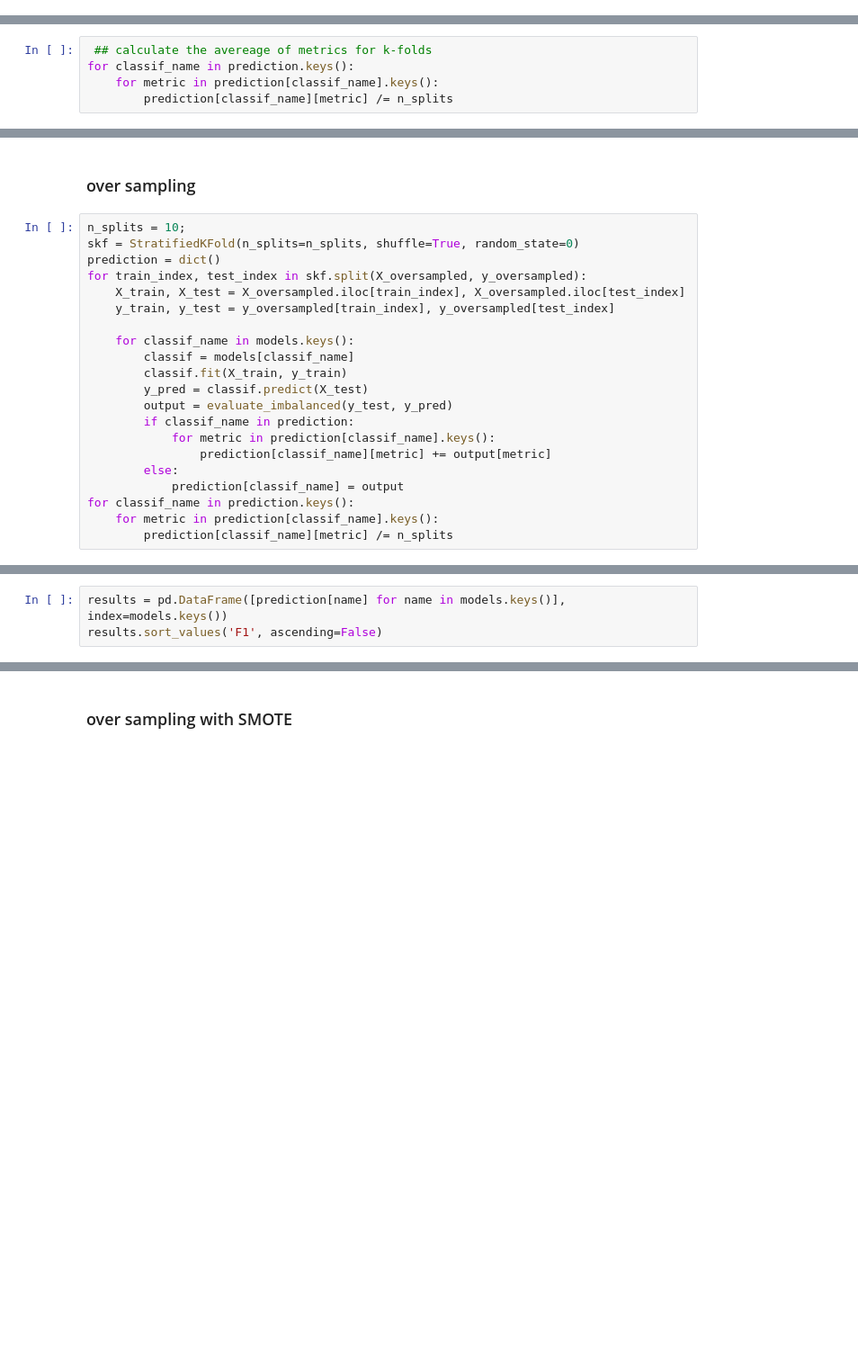
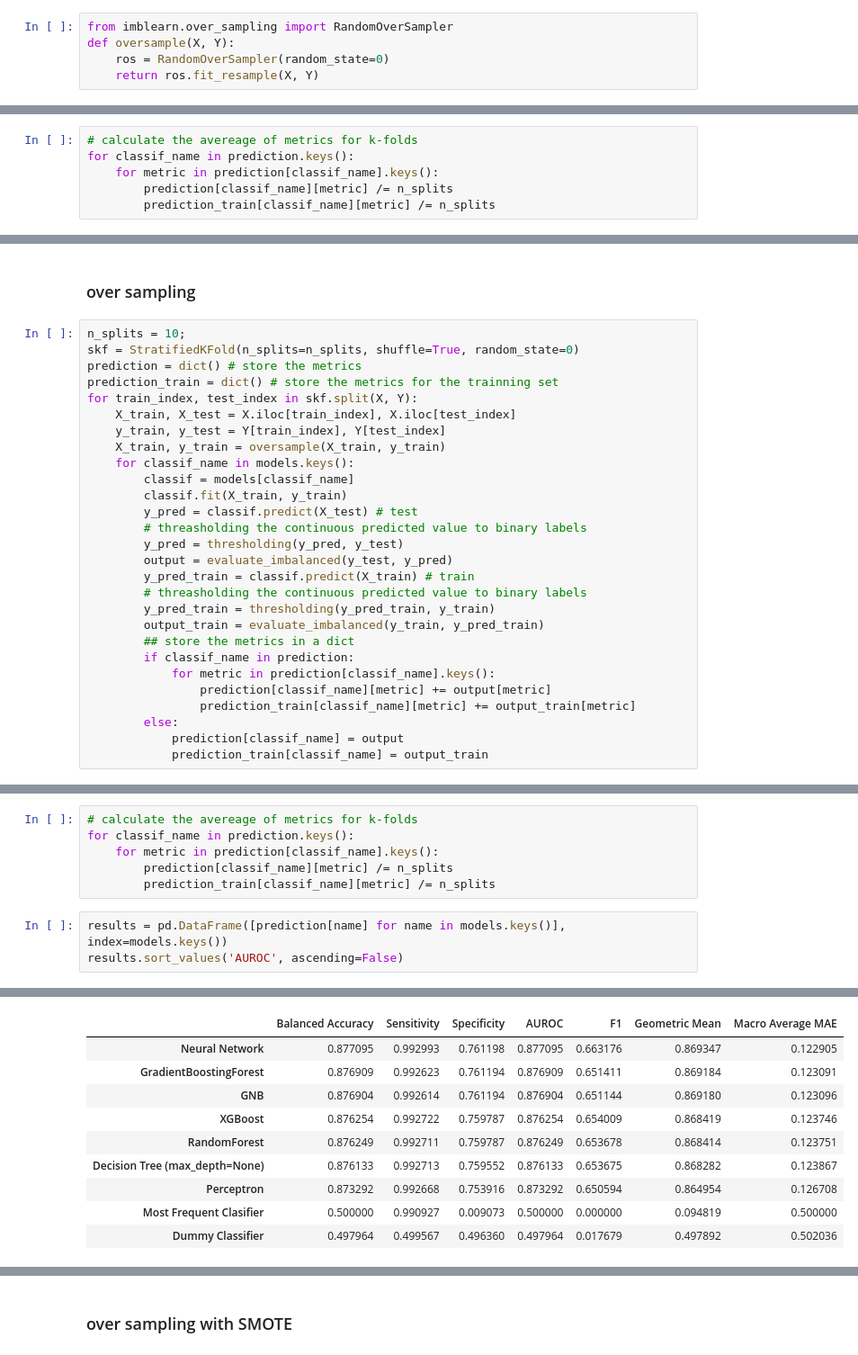
Before and after one commit to guojunseven/Data-Mining-Project, a Jupyter notebook: COVID19 Diagnosis Prediction.ipynb, the cells around one changed output, grey strips where cells are left out. Shown: that part at 90% size. Cells and saved outputs as stored; diff of their text form; blank space fills up the shorter version.

```diff
--- a/COVID19 Diagnosis Prediction.ipynb
+++ b/COVID19 Diagnosis Prediction.ipynb
@@ -1051,0 +1019,5 @@ x_train, x_test, y_train, y_test = train_test_split(X_selected, y_filled, test_s
+# %%
+from imblearn.over_sampling import RandomOverSampler
+def oversample(X, Y):
+    ros = RandomOverSampler(random_state=0)
+    return ros.fit_resample(X, Y)
@@ -1092,7 +1167,8 @@ NameError: name 'y' is not defined
 # %%
- ## calculate the avereage of metrics for k-folds
+# calculate the avereage of metrics for k-folds
 for classif_name in prediction.keys():
     for metric in prediction[classif_name].keys():
         prediction[classif_name][metric] /= n_splits
+        prediction_train[classif_name][metric] /= n_splits
 # %%
 results = pd.DataFrame([prediction[name] for name in models.keys()], index=models.keys())
@@ -1104,22 +1203,29 @@ KeyError: 'Perceptron'
 # %%
 n_splits = 10;
 skf = StratifiedKFold(n_splits=n_splits, shuffle=True, random_state=0)
-prediction = dict()
-for train_index, test_index in skf.split(X_oversampled, y_oversampled):
-    X_train, X_test = X_oversampled.iloc[train_index], X_oversampled.iloc[test_index]
-    y_train, y_test = y_oversampled[train_index], y_oversampled[test_index]
-
+prediction = dict() # store the metrics
+prediction_train = dict() # store the metrics for the trainning set
+for train_index, test_index in skf.split(X, Y):
+    X_train, X_test = X.iloc[train_index], X.iloc[test_index]
+    y_train, y_test = Y[train_index], Y[test_index]
+    X_train, y_train = oversample(X_train, y_train)
     for classif_name in models.keys():
         classif = models[classif_name]
         classif.fit(X_train, y_train)
-        y_pred = classif.predict(X_test)
+        y_pred = classif.predict(X_test) # test
+        # threasholding the continuous predicted value to binary labels
+        y_pred = thresholding(y_pred, y_test)
         output = evaluate_imbalanced(y_test, y_pred)
+        y_pred_train = classif.predict(X_train) # train
+        # threasholding the continuous predicted value to binary labels
+        y_pred_train = thresholding(y_pred_train, y_train)
+        output_train = evaluate_imbalanced(y_train, y_pred_train)
+        ## store the metrics in a dict
         if classif_name in prediction:
             for metric in prediction[classif_name].keys():
                 prediction[classif_name][metric] += output[metric]
+                prediction_train[classif_name][metric] += output_train[metric]
         else:
             prediction[classif_name] = output
-for classif_name in prediction.keys():
-    for metric in prediction[classif_name].keys():
-        prediction[classif_name][metric] /= n_splits
+            prediction_train[classif_name] = output_train
 # %% [output]
@@ -1127,4 +1242,10 @@ NameError: name 'X_oversampled' is not defined
+# %%
+# calculate the avereage of metrics for k-folds
+for classif_name in prediction.keys():
+    for metric in prediction[classif_name].keys():
+        prediction[classif_name][metric] /= n_splits
+        prediction_train[classif_name][metric] /= n_splits
 # %%
 results = pd.DataFrame([prediction[name] for name in models.keys()], index=models.keys())
-results.sort_values('F1', ascending=False)
+results.sort_values('AUROC', ascending=False)
 # %% [output]
@@ -1131,0 +1252,10 @@ KeyError: 'Perceptron'
+|  | Balanced Accuracy | Sensitivity | Specificity | AUROC | F1 | Geometric Mean | Macro Average MAE |
+| Neural Network | 0.877095 | 0.992993 | 0.761198 | 0.877095 | 0.663176 | 0.869347 | 0.122905 |
+| GradientBoostingForest | 0.876909 | 0.992623 | 0.761194 | 0.876909 | 0.651411 | 0.869184 | 0.123091 |
+| GNB | 0.876904 | 0.992614 | 0.761194 | 0.876904 | 0.651144 | 0.869180 | 0.123096 |
+| XGBoost | 0.876254 | 0.992722 | 0.759787 | 0.876254 | 0.654009 | 0.868419 | 0.123746 |
+| RandomForest | 0.876249 | 0.992711 | 0.759787 | 0.876249 | 0.653678 | 0.868414 | 0.123751 |
+| Decision Tree (max_depth=None) | 0.876133 | 0.992713 | 0.759552 | 0.876133 | 0.653675 | 0.868282 | 0.123867 |
+| Perceptron | 0.873292 | 0.992668 | 0.753916 | 0.873292 | 0.650594 | 0.864954 | 0.126708 |
+| Most Frequent Clasifier | 0.500000 | 0.990927 | 0.009073 | 0.500000 | 0.000000 | 0.094819 | 0.500000 |
+| Dummy Classifier | 0.497964 | 0.499567 | 0.496360 | 0.497964 | 0.017679 | 0.497892 | 0.502036 |
```
Also changed, not shown: parts of 67 cells of this notebook.
